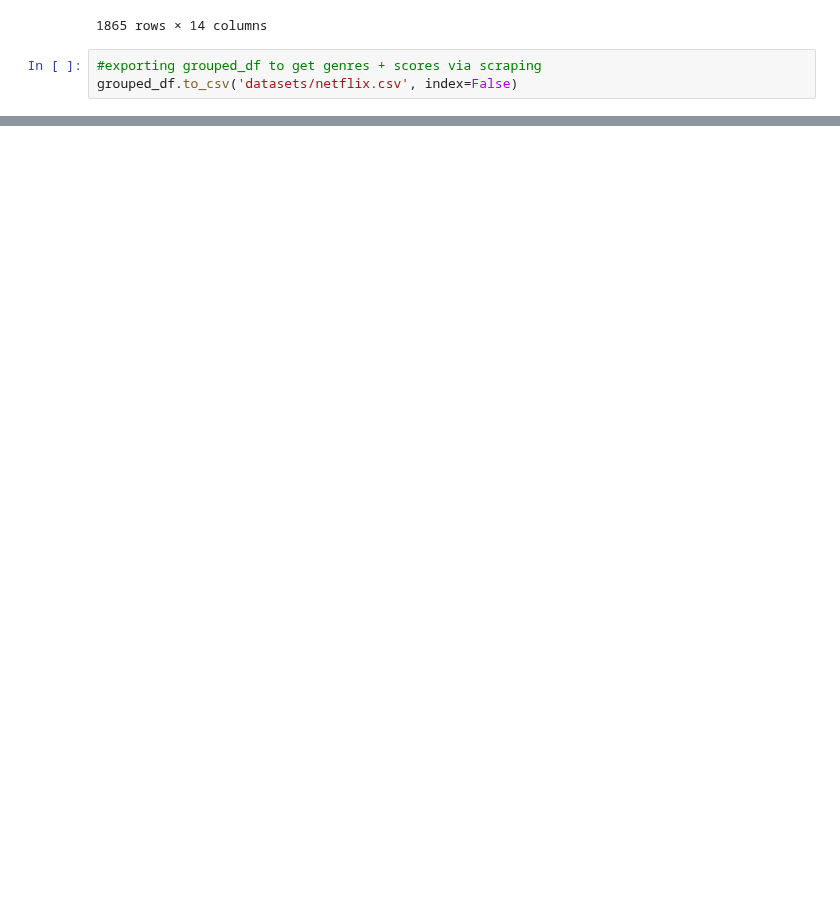
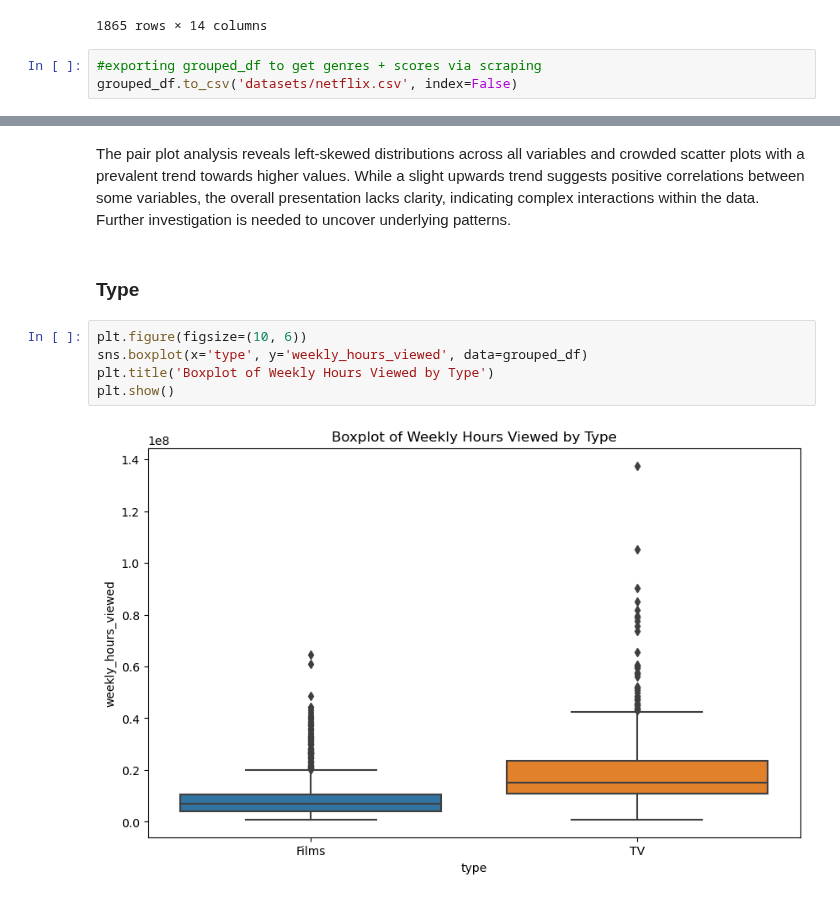
Before and after one commit to adelaidad/ORIE4741FinalProject, a Jupyter notebook: datasetconstruction.ipynb, the cells around one changed output, grey strips where cells are left out. Drawn from its saved outputs; the diff is of its cells as text; blank space fills up the shorter version.

```diff
--- a/datasetconstruction.ipynb
+++ b/datasetconstruction.ipynb
@@ -220,0 +155,11 @@ test_df
+# %% [markdown]
+The pair plot analysis reveals left-skewed distributions across all variables and crowded scatter plots with a prevalent trend towards higher values. While a slight upwards trend suggests positive correlations between some variables, the overall presentation lacks clarity, indicating complex interactions within the data. Further investigation is needed to uncover underlying patterns.
+# %% [markdown]
+### Type
+# %%
+plt.figure(figsize=(10, 6))
+sns.boxplot(x='type', y='weekly_hours_viewed', data=grouped_df)
+plt.title('Boxplot of Weekly Hours Viewed by Type')
+plt.show()
+# %% [output]
+[figure, added]
```
Also changed, not shown: parts of 18 cells of this notebook, 2 other files.
